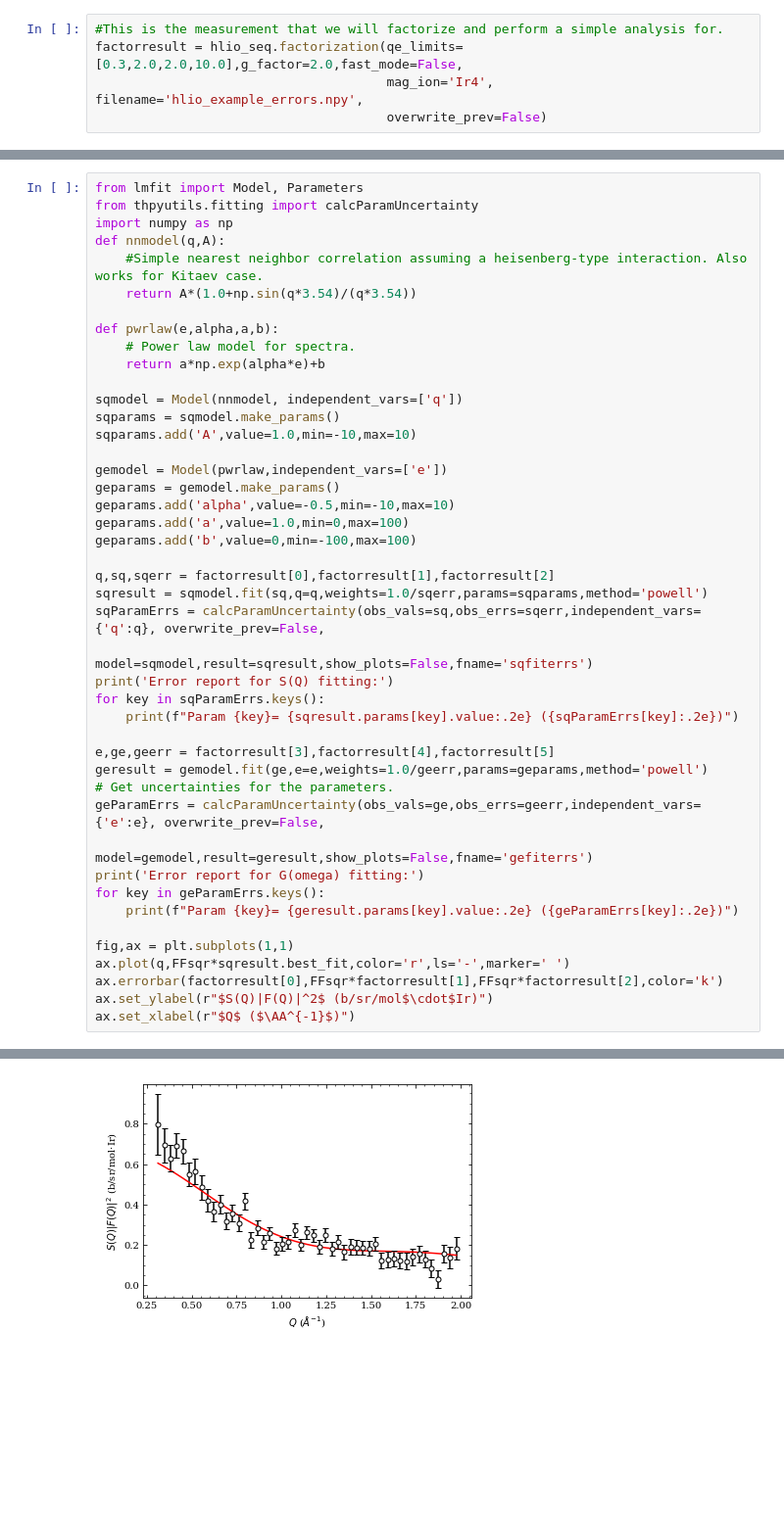
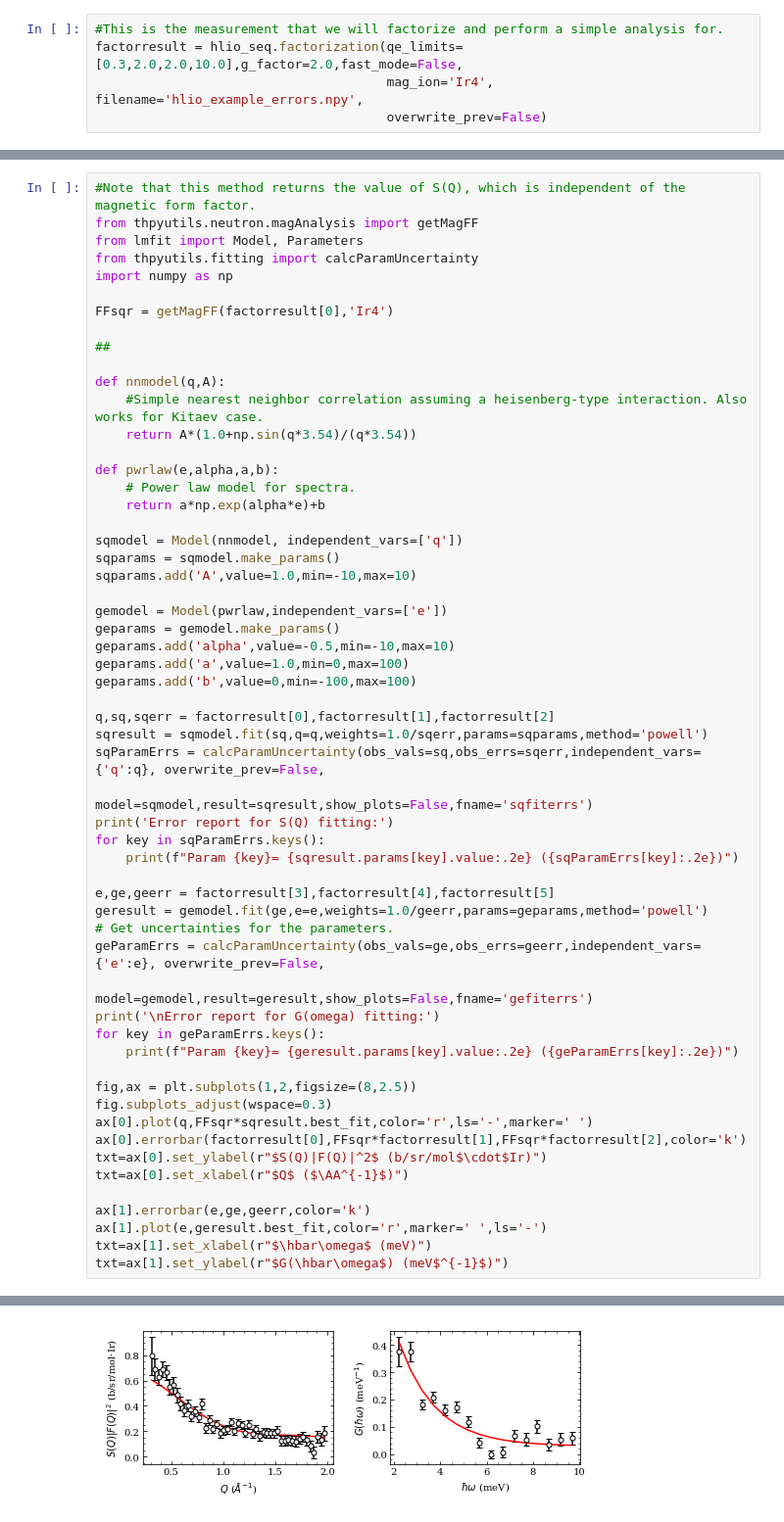
Before and after one commit to thallor1/THpythonutils, a Jupyter notebook: examples/Factorization Example.ipynb, the cells around one changed output, grey strips where cells are left out. Shown: that part at 98% size. Drawn from its saved outputs; the diff is of its cells as text; blank space fills up the shorter version.

```diff
--- a/examples/Factorization Example.ipynb
+++ b/examples/Factorization Example.ipynb
@@ -94,7 +75,14 @@ Text(0.5, 0, '$\\hbar\\omega$ (meV)')
 # %%
+#Note that this method returns the value of S(Q), which is independent of the magnetic form factor.
+from thpyutils.neutron.magAnalysis import getMagFF
 from lmfit import Model, Parameters
 from thpyutils.fitting import calcParamUncertainty
 import numpy as np
+
+FFsqr = getMagFF(factorresult[0],'Ir4')
+
+##
+
 def nnmodel(q,A):
     #Simple nearest neighbor correlation assuming a heisenberg-type interaction. Also works for Kitaev case.
     return A*(1.0+np.sin(q*3.54)/(q*3.54))
@@ -126,15 +114,21 @@ geresult = gemodel.fit(ge,e=e,weights=1.0/geerr,params=geparams,method='powell')
 # Get uncertainties for the parameters.
 geParamErrs = calcParamUncertainty(obs_vals=ge,obs_errs=geerr,independent_vars={'e':e}, overwrite_prev=False,
                                    model=gemodel,result=geresult,show_plots=False,fname='gefiterrs')
-print('Error report for G(omega) fitting:')
+print('\nError report for G(omega) fitting:')
 for key in geParamErrs.keys():
     print(f"Param {key}= {geresult.params[key].value:.2e} ({geParamErrs[key]:.2e})")
 
-fig,ax = plt.subplots(1,1)
-ax.plot(q,FFsqr*sqresult.best_fit,color='r',ls='-',marker=' ')
-ax.errorbar(factorresult[0],FFsqr*factorresult[1],FFsqr*factorresult[2],color='k')
-ax.set_ylabel(r"$S(Q)|F(Q)|^2$ (b/sr/mol$\cdot$Ir)")
-ax.set_xlabel(r"$Q$ ($\AA^{-1}$)")
+fig,ax = plt.subplots(1,2,figsize=(8,2.5))
+fig.subplots_adjust(wspace=0.3)
+ax[0].plot(q,FFsqr*sqresult.best_fit,color='r',ls='-',marker=' ')
+ax[0].errorbar(factorresult[0],FFsqr*factorresult[1],FFsqr*factorresult[2],color='k')
+txt=ax[0].set_ylabel(r"$S(Q)|F(Q)|^2$ (b/sr/mol$\cdot$Ir)")
+txt=ax[0].set_xlabel(r"$Q$ ($\AA^{-1}$)")
+
+ax[1].errorbar(e,ge,geerr,color='k')
+ax[1].plot(e,geresult.best_fit,color='r',marker=' ',ls='-')
+txt=ax[1].set_xlabel(r"$\hbar\omega$ (meV)")
+txt=ax[1].set_ylabel(r"$G(\hbar\omega$) (meV$^{-1}$)")
 # %% [output]
 Error report for S(Q) fitting:
 Param A= 3.42e-01 (9.51e-03)
@@ -146 +140 @@ Text(0.5, 0, '$Q$ ($\\AA^{-1}$)')
-[figure, old version]
+[figure, new version]
```
Also changed, not shown: parts of 4 cells of this notebook, 3 other files.
